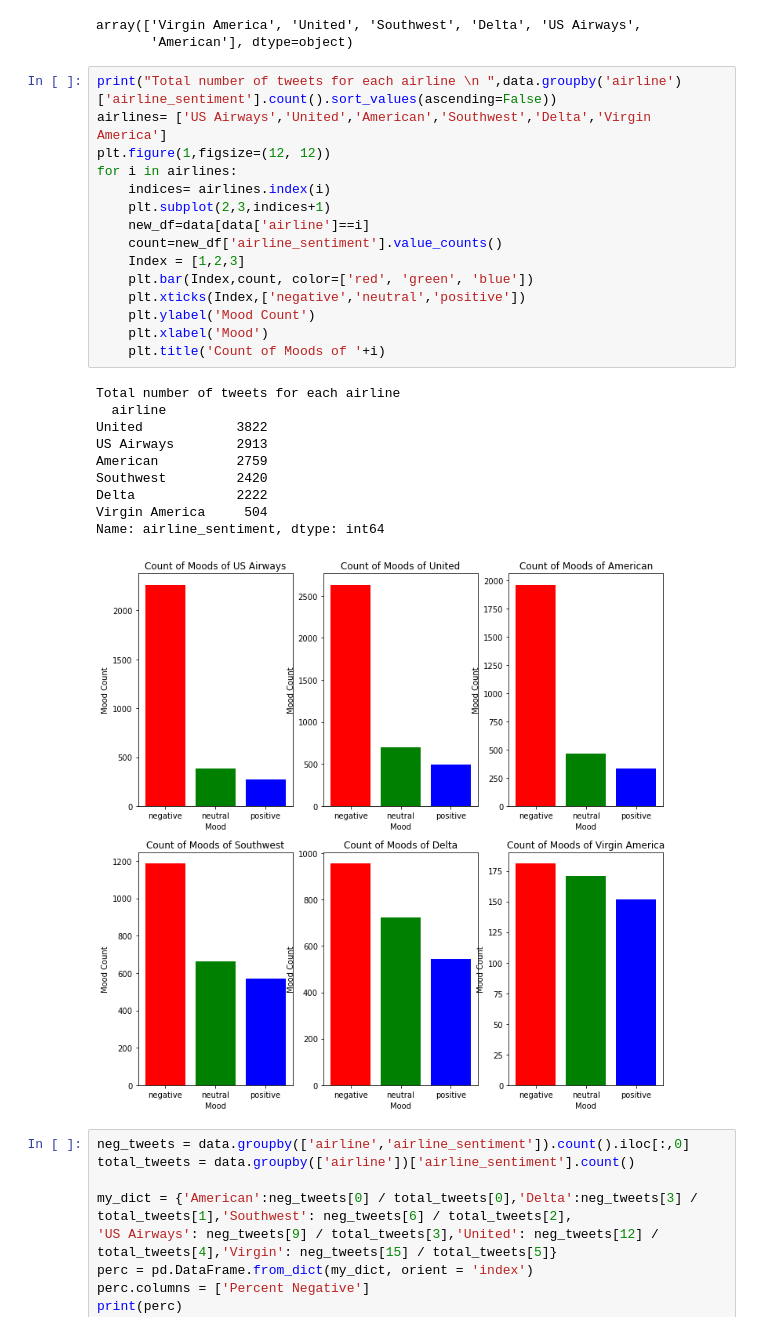
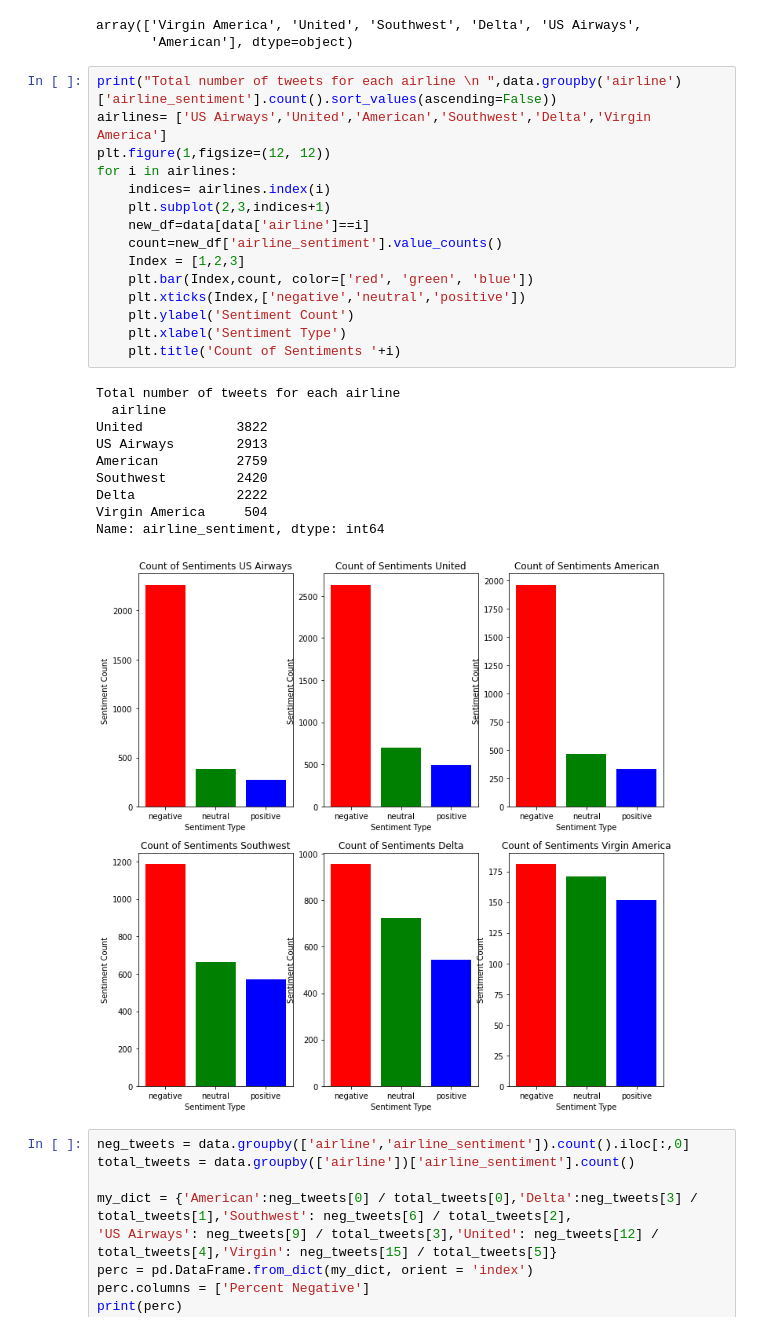
Before and after one commit to Armans3838/TwitterFlightSentiment, a Jupyter notebook: a1.ipynb, the cells around one changed output. Drawn from its saved outputs; the diff is of its cells as text.

```diff
--- a/a1.ipynb
+++ b/a1.ipynb
@@ -226,29 +228,29 @@ array(['Virgin America', 'United', 'Southwest', 'Delta', 'US Airways',
 # %%
 print("Total number of tweets for each airline \n ",data.groupby('airline')['airline_sentiment'].count().sort_values(ascending=False))
 airlines= ['US Airways','United','American','Southwest','Delta','Virgin America']
 plt.figure(1,figsize=(12, 12))
 for i in airlines:
     indices= airlines.index(i)
     plt.subplot(2,3,indices+1)
     new_df=data[data['airline']==i]
     count=new_df['airline_sentiment'].value_counts()
     Index = [1,2,3]
     plt.bar(Index,count, color=['red', 'green', 'blue'])
     plt.xticks(Index,['negative','neutral','positive'])
-    plt.ylabel('Mood Count')
-    plt.xlabel('Mood')
-    plt.title('Count of Moods of '+i)
+    plt.ylabel('Sentiment Count')
+    plt.xlabel('Sentiment Type')
+    plt.title('Count of Sentiments '+i)
 # %% [output]
 Total number of tweets for each airline
   airline
 United            3822
 US Airways        2913
 American          2759
 Southwest         2420
 Delta             2222
 Virgin America     504
 Name: airline_sentiment, dtype: int64
-[figure, old version]
+[figure, new version]
 # %%
 neg_tweets = data.groupby(['airline','airline_sentiment']).count().iloc[:,0]
 total_tweets = data.groupby(['airline'])['airline_sentiment'].count()
```
Also changed, not shown: parts of 3 cells of this notebook, 1 other file.
